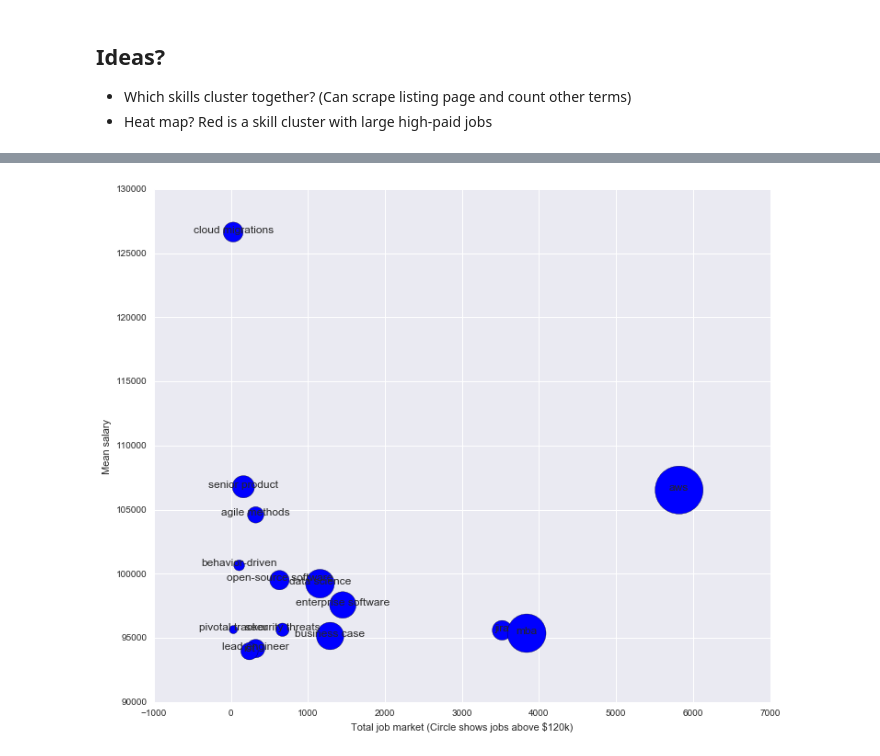
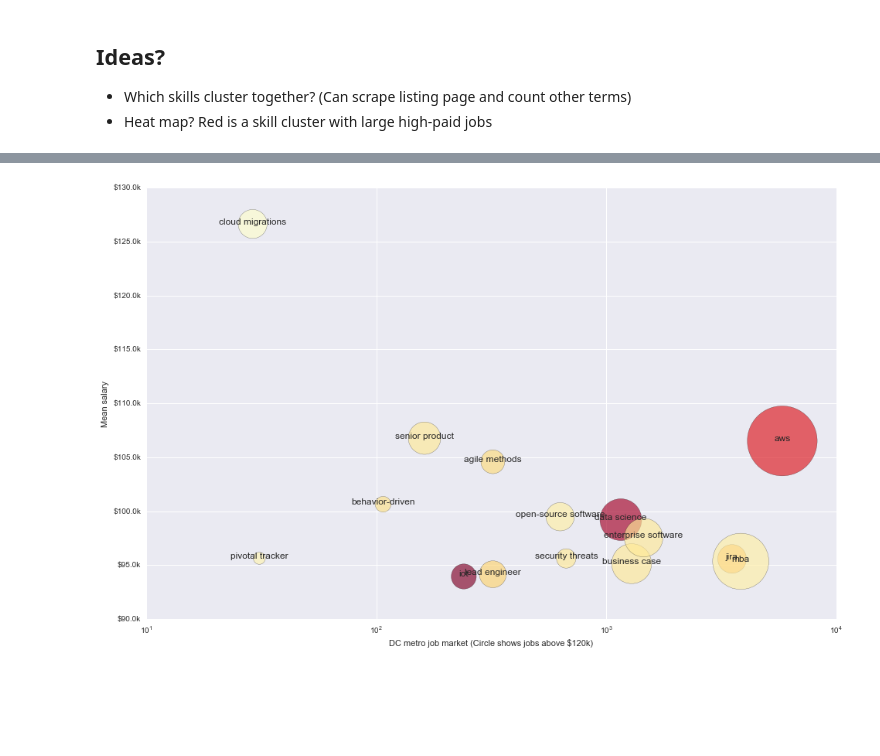
Before and after one commit to stevendoll/job-market, a Jupyter notebook: indeed-words.ipynb, the cells around one changed output, grey strips where cells are left out. Drawn from its saved outputs; the diff is of its cells as text; code cells hidden in the pictures; blank space fills up the shorter version.

Commit message:
improved bubble chart

```diff
--- a/indeed-words.ipynb
+++ b/indeed-words.ipynb
@@ -44,7 +44,7 @@ from nltk.stem.snowball import SnowballStemmer
 %matplotlib inline
 # Set figure width to 12 and height to 9
 fig_size = plt.rcParams["figure.figsize"]
-fig_size[0] = 12
+fig_size[0] = 16
 fig_size[1] = 10
 plt.rcParams["figure.figsize"] = fig_size
 # %%
@@ -219,7 +219,7 @@ df.top_tier_dev.sum()
 -73.22147699676412
 # %%
 df_summary = df[df.positions > 25][['term','mean','positions','std','above_110k','above_120k','above_130k']].groupby('term').first().sort_values('mean', ascending=False)[0:15]
-df_summary['bubble_size'] = df_summary['above_120k'].apply(lambda x : np.sqrt(x) * 100)
+df_summary['bubble_size'] = df_summary['above_120k'].apply(lambda x : np.sqrt(x) * 300)
 #df_summary.reset_index(level=2, drop=True)
-df_summary
+df_summary.index
 # %% [output]
@@ -244,3 +228,8 @@ df_summary
 ## Ideas?
 - Which skills cluster together? (Can scrape listing page and count other terms)
 - Heat map? Red is a skill cluster with large high-paid jobs
+# %%
+# google trends slope
+
+google_trends = pd.Series({'cloud migrations':-0.2, 'senior product':0, 'aws':0.8, 'agile methods':0.1, 'behavior-driven':0.05, 'open-source software':-0.05, 'data science':1, 'enterprise software':0, 'pivotal tracker':-0.1, 'security threats':0, 'jira':0.3, 'mba':-0.05, 'business case':0, 'lead engineer':0.15, 'iot':1.1}, name='trend')
+df_summary = pd.concat([df_summary, google_trends], axis=1)
@@ -247,15 +255,29 @@ df_summary
 # %%
 from math import sqrt
+from matplotlib.ticker import FuncFormatter
+
+def thousands(x, pos):
+    'The two args are the value and tick position'
+    return '$%1.1fk' % (x*1e-3)
+
+formatter = FuncFormatter(thousands)
 
 fig = plt.figure()
 ax = fig.add_subplot(1,1,1)
-ax.scatter(df_summary['positions'],df_summary['mean'], s=df_summary['bubble_size']) # Added third variable income as size of the bubble
+ax.scatter(df_summary['positions'],df_summary['mean'], s=df_summary['bubble_size'], c=df_summary['trend'], cmap='YlOrRd', alpha=.65) # Added third variable income as size of the bubble
 plt.ylabel('Mean salary')
-plt.xlabel('Total job market (Circle shows jobs above $120k)')
+plt.xlabel('DC metro job market (Circle shows jobs above $120k)')
+
+ax.set_xscale('log')
+#ax.set_yscale('log')
+ax.set_alpha(0.75)
+
+ax.yaxis.set_major_formatter(formatter)
+
 
 for index, row in df_summary.iterrows():
     plt.text(row['positions'],row['mean'],index,size=12,horizontalalignment='center')
 
 plt.show()
 # %% [output]
-[figure, old version]
+[figure, new version]
```
Also changed, not shown: parts of 2 cells of this notebook.
